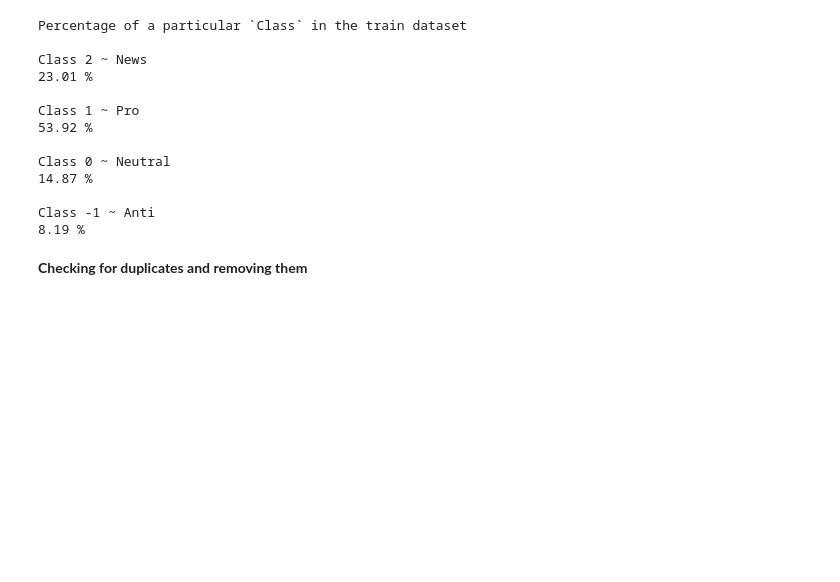
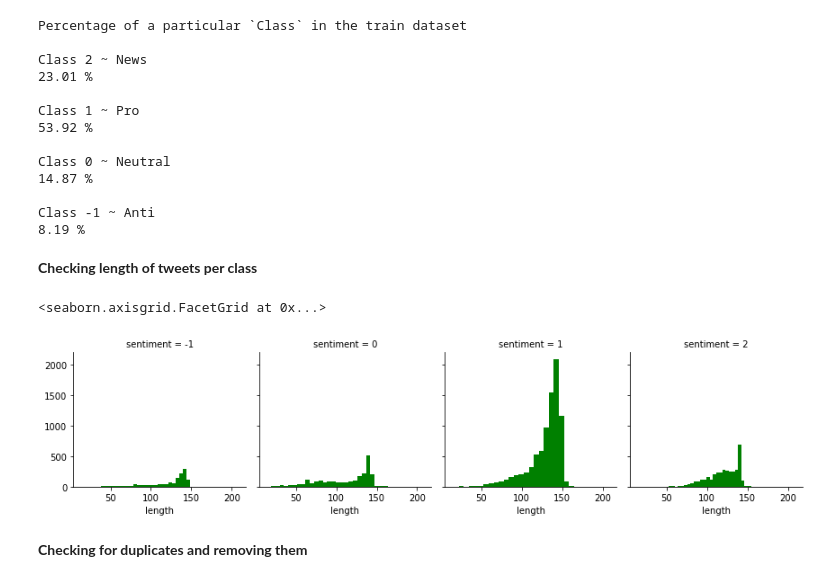
Before and after one commit to REFENTSE-MOTLGELWA/classification-predict-streamlit-template, a Jupyter notebook: Kaggle_Challenge.ipynb, the cells around one changed output. Saved outputs shown, nothing was run; the diff lists cells and outputs as text; code cells hidden in the pictures; blank space fills up the shorter version.

Commit message:
Adding a twitter length plot per class

```diff
--- a/Kaggle_Challenge.ipynb
+++ b/Kaggle_Challenge.ipynb
@@ -158,6 +158,15 @@ Class 0 ~ Neutral
 
 Class -1 ~ Anti
 8.19 %
+# %% [markdown]
+**Checking length of tweets per class**
+# %%
+df_train['length'] = df_train['message'].apply(len)
+graph = sns.FacetGrid(data=df_train, col = 'sentiment', col_wrap=4)
+graph.map(plt.hist, 'length', bins = 30, color = 'g')
+# %% [output]
+<seaborn.axisgrid.FacetGrid at 0x...>
+[figure, added]
 # %% [markdown]
 **Checking for duplicates and removing them**
 # %%
```
Also changed, not shown: parts of 2 cells of this notebook.
